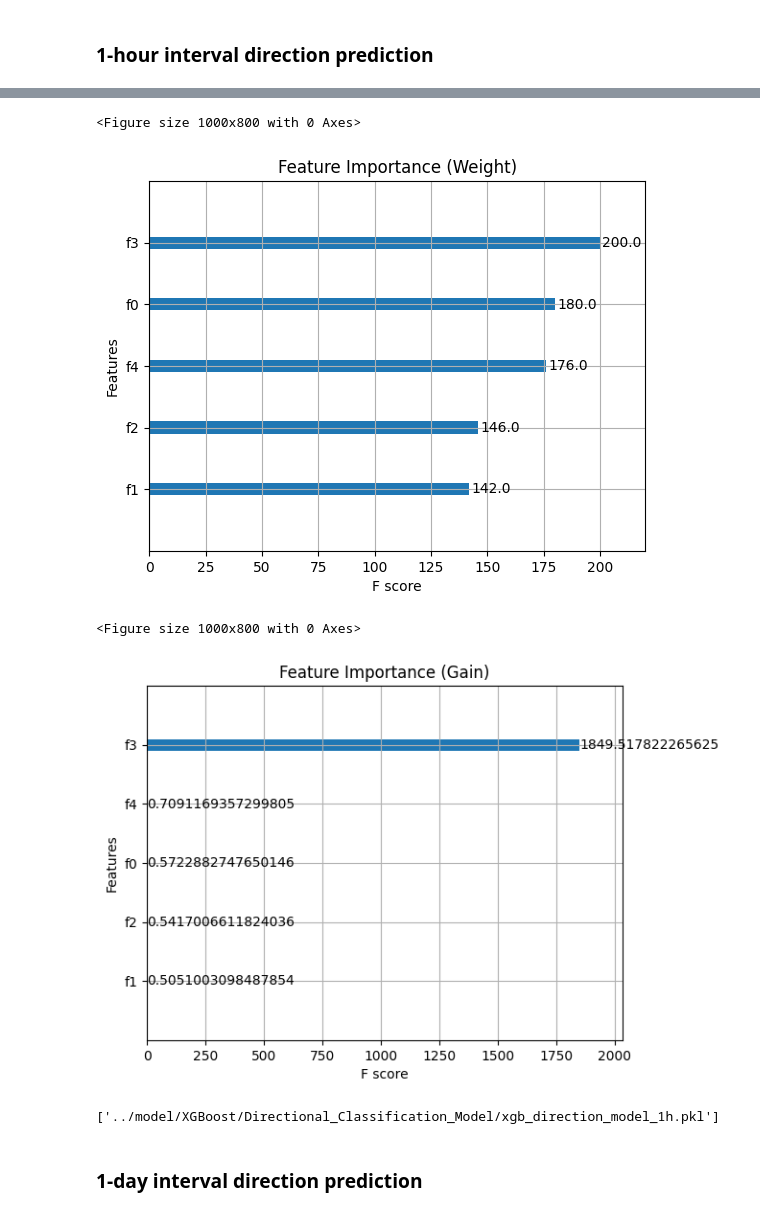
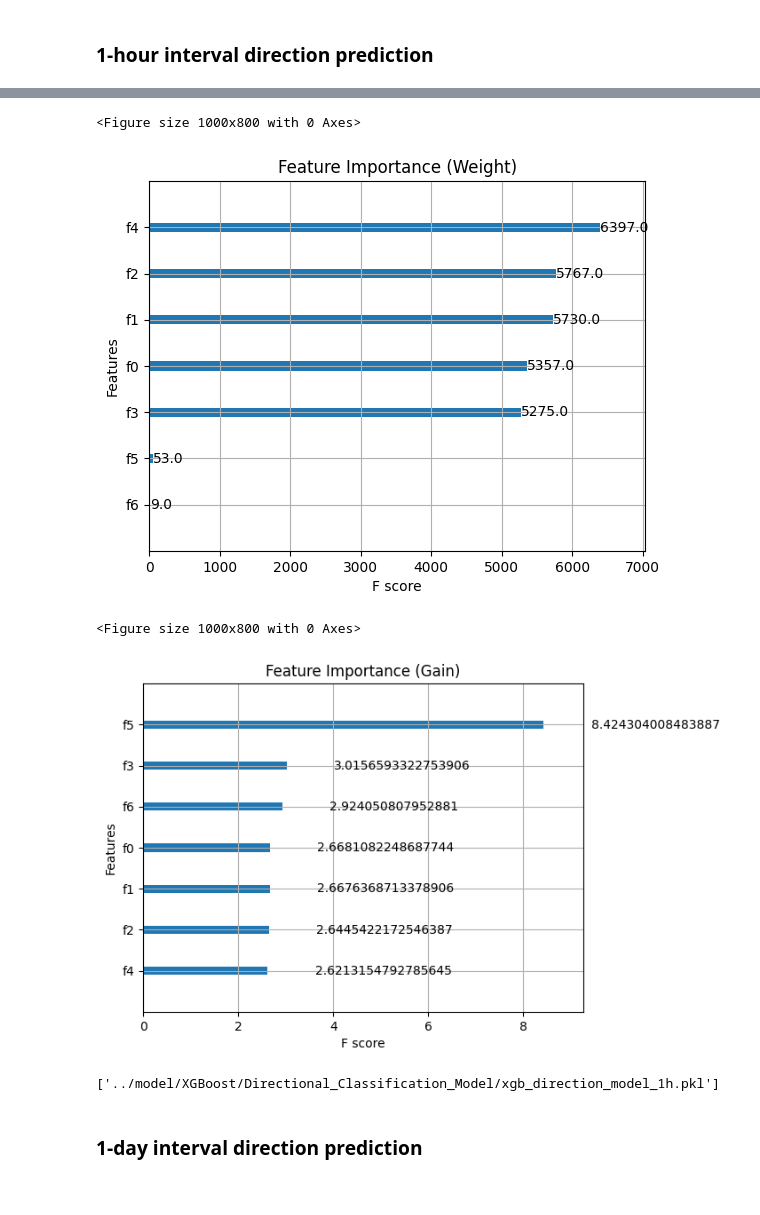
Before and after one commit to Jiazhou-Bi/BTC-Price-Prediction, a Jupyter notebook: scripts/06-model_data.ipynb, the cells around one changed output, grey strips where cells are left out. Cells and saved outputs as stored; diff of their text form; code cells hidden in the pictures.

```diff
--- a/scripts/06-model_data.ipynb
+++ b/scripts/06-model_data.ipynb
@@ -717,8 +1100,8 @@ plt.show()
 ### 1-hour interval direction prediction
 # %%
 # Define features and target
-features = ['open_diff', 'high_diff', 'low_diff', 'close_diff', 'volume', 'was_missing']
-target = 'direction'
+features = ['open_diff', 'high_diff', 'low_diff', 'close_diff', 'volume', 'was_missing', 'direction_t-1']
+target = 'direction_t+1'
 X = df_1h[features]
 y = df_1h[target]
 
@@ -795,7 +1178,7 @@ weighted avg       1.00      1.00      1.00     12710
 <Figure size 1000x800 with 0 Axes>
-[figure, old version]
+[figure, new version]
 <Figure size 1000x800 with 0 Axes>
-[figure, old version]
+[figure, new version]
 ['../model/XGBoost/Directional_Classification_Model/xgb_direction_model_1h.pkl']
 # %% [markdown]
 ### 1-day interval direction prediction
```
Also changed, not shown: parts of 17 cells of this notebook, 12 other files.
